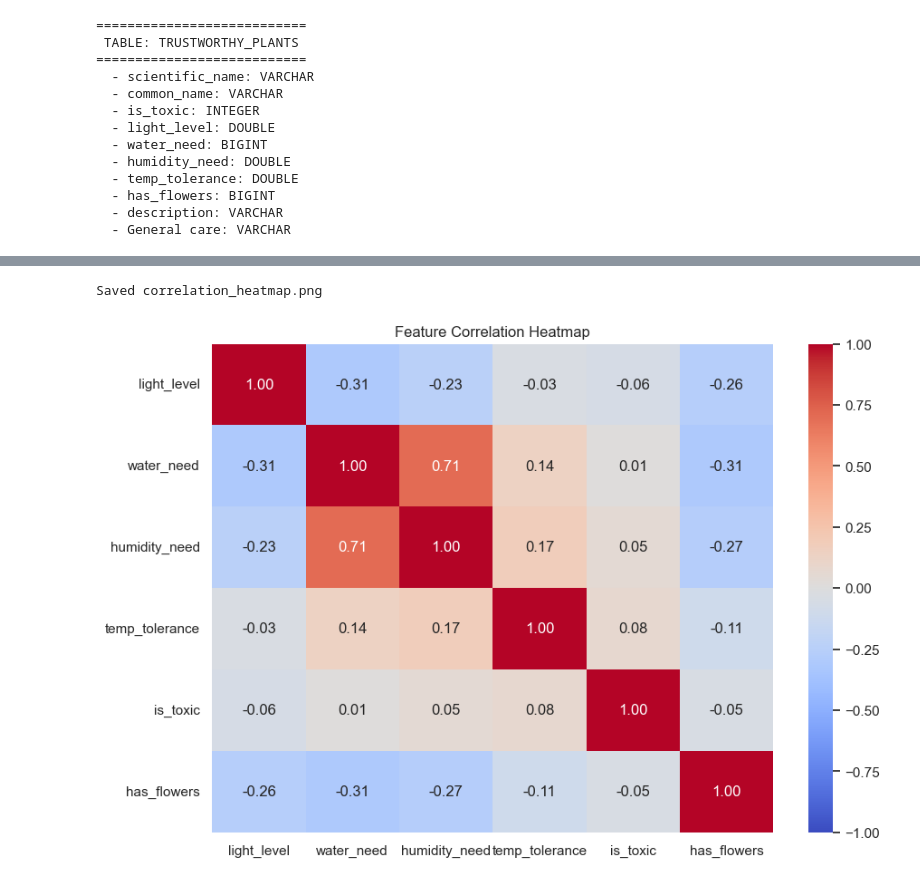
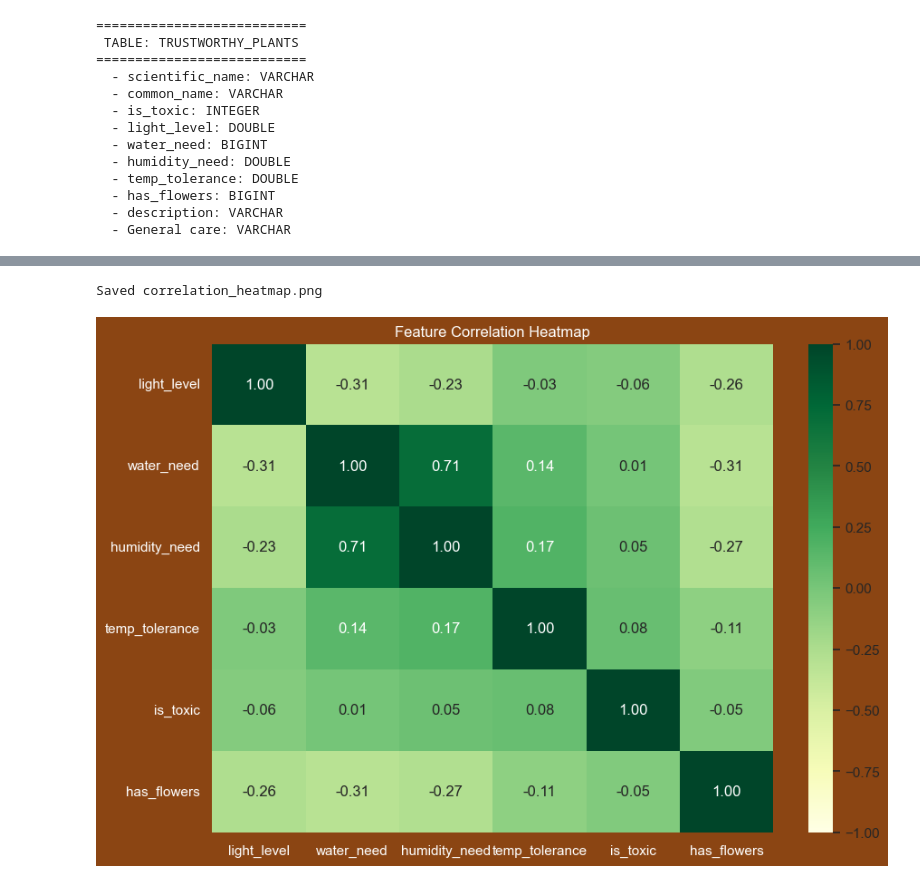
Before and after one commit to Mcray3000/Plant-Reccomender, a Jupyter notebook: eda/eda.ipynb, the cells around one changed output, grey strips where cells are left out. Drawn from its saved outputs; the diff is of its cells as text; code cells hidden in the pictures.

```diff
--- a/eda/eda.ipynb
+++ b/eda/eda.ipynb
@@ -369,15 +418,18 @@ Saved feature_distributions.png
 # %%
 corr_df = plot_df[['light_level', 'water_need', 'humidity_need', 'temp_tolerance', 'is_toxic', 'has_flowers']]
 corr_matrix = corr_df.corr()
 
-# Plot the heatmap
-plt.figure(figsize=(10, 7))
-sns.heatmap(corr_matrix, annot=True, fmt=".2f", cmap="coolwarm", vmin=-1, vmax=1)
-plt.title("Feature Correlation Heatmap")
-print("Saved correlation_heatmap.png")
+plt.figure(figsize=(10, 7), facecolor='#8B4513')
+
+sns.heatmap(corr_matrix, annot=True, fmt=".2f", cmap="YlGn", vmin=-1, vmax=1)
+
+plt.title("Feature Correlation Heatmap", color='white')
+
+plt.xticks(color='white')
+plt.yticks(color='white')
 # %% [output]
 Saved correlation_heatmap.png
-[figure, old version]
+[figure, new version]
 # %%
 plt.figure(figsize=(8, 6))
 
```
Also changed, not shown: parts of 2 cells of this notebook.
